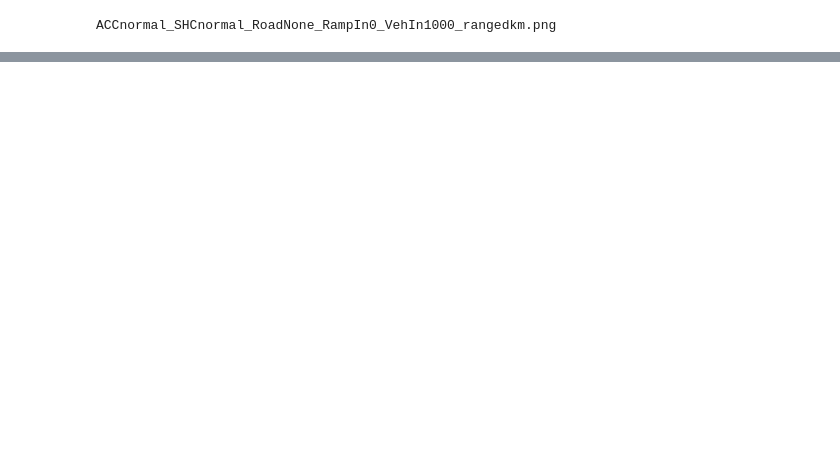
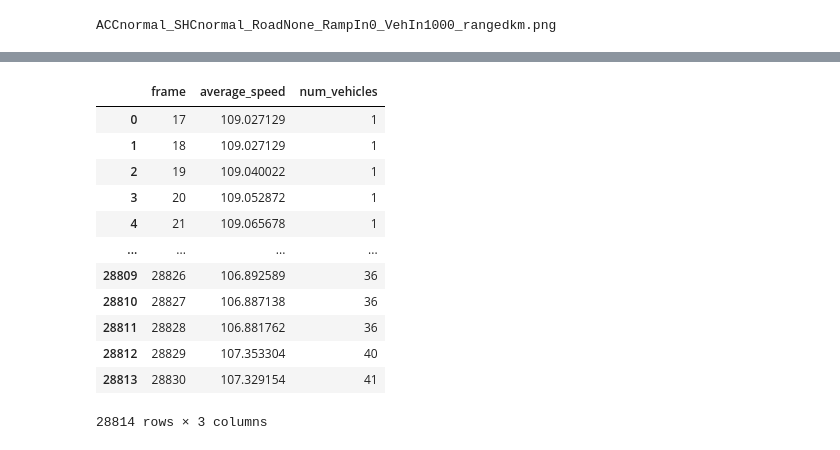
Before and after one commit to hargerho/Simulation-Development, a Jupyter notebook: dev.ipynb, the cells around one changed output, grey strips where cells are left out. Saved outputs shown, nothing was run; the diff lists cells and outputs as text; code cells hidden in the pictures; blank space fills up the shorter version.

```diff
--- a/dev.ipynb
+++ b/dev.ipynb
@@ -586 +186,29 @@ for filename in os.listdir(folderpath):
+# %%
+# Converting pixel/second -> kmph
+filtered_df['speed'] *= (3600 / 2000) # Converts back to kmph
+
+# Group by frame and calculate necessary statistics
+grouped_df = filtered_df.groupby('frame').agg({
+    'speed': 'mean',
+    'uuid': 'nunique'
+}).reset_index()
+
+# Rename columns for clarity
+grouped_df.rename(columns={'speed': 'average_speed', 'uuid': 'num_vehicles'}, inplace=True)
+# %%
+grouped_df
+# %% [output]
+|  | frame | average_speed | num_vehicles |
+| 0 | 17 | 109.027129 | 1 |
+| 1 | 18 | 109.027129 | 1 |
+| 2 | 19 | 109.040022 | 1 |
+| 3 | 20 | 109.052872 | 1 |
+| 4 | 21 | 109.065678 | 1 |
+| ... | ... | ... | ... |
+| 28809 | 28826 | 106.892589 | 36 |
+| 28810 | 28827 | 106.887138 | 36 |
+| 28811 | 28828 | 106.881762 | 36 |
+| 28812 | 28829 | 107.353304 | 40 |
+| 28813 | 28830 | 107.329154 | 41 |
+28814 rows × 3 columns
 # %%
```
Also changed, not shown: parts of 23 cells of this notebook, 1 other file.
